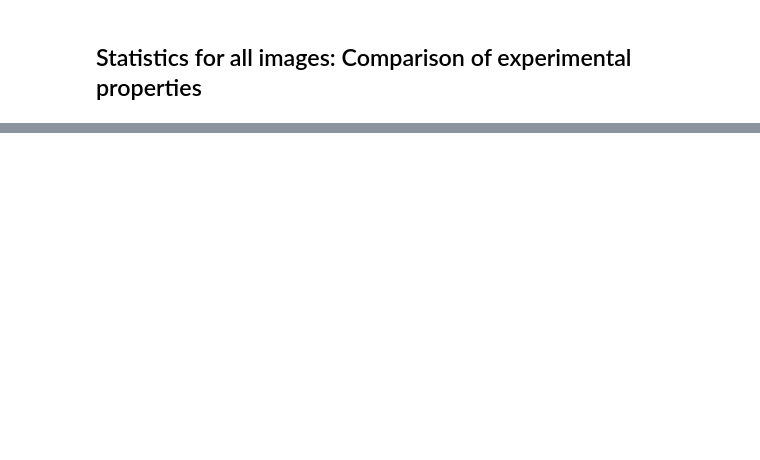
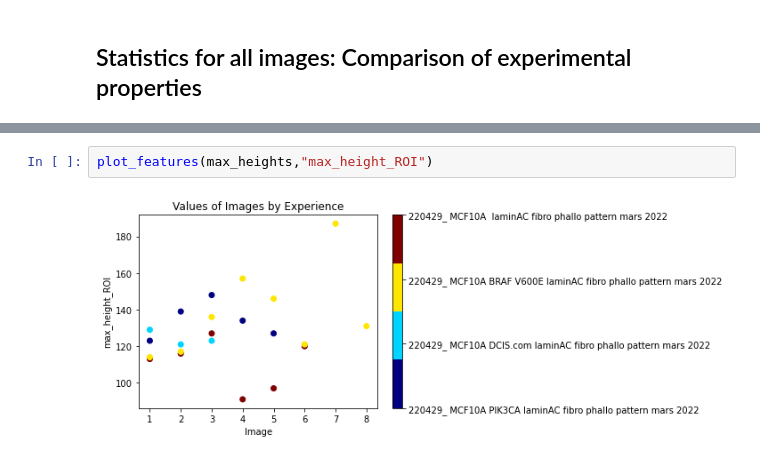
Before and after one commit to souheib1/Refinement-of-DL-approaches-for-unsupervised-cell-segmentation-classification-on-microfluidic-images, a Jupyter notebook: segmentation/stats of cells.ipynb, the cells around one changed output, grey strips where cells are left out. Saved outputs shown, nothing was run; the diff lists cells and outputs as text; blank space fills up the shorter version.

```diff
--- a/segmentation/stats of cells.ipynb
+++ b/segmentation/stats of cells.ipynb
@@ -220,0 +238,4 @@ plot_features(mean_widths,"mean_width_ROI")
+# %%
+plot_features(max_heights,"max_height_ROI")
+# %% [output]
+[figure, added]
```
Also changed, not shown: parts of 10 cells of this notebook, 1 other file.
